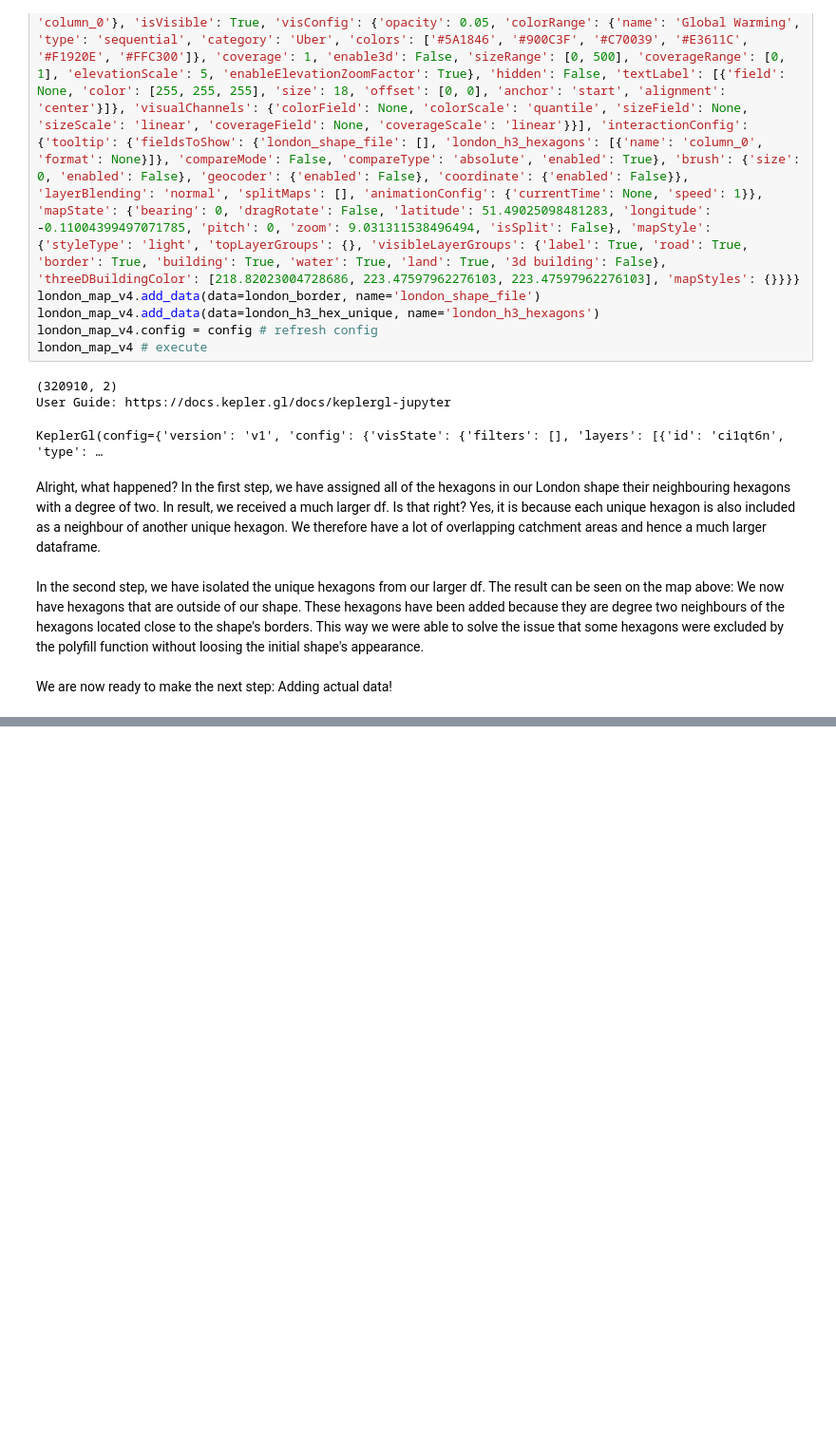
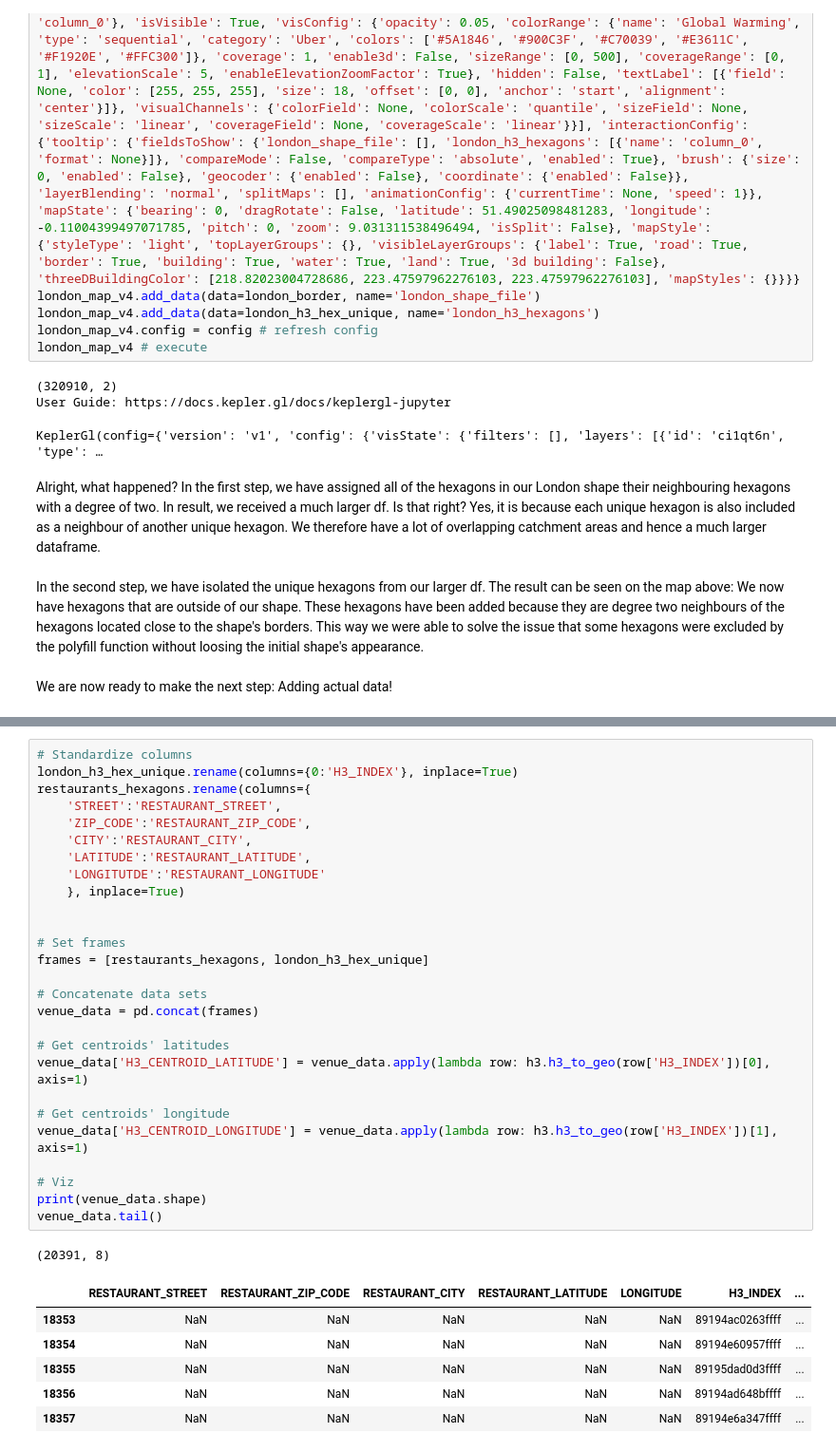
Before and after one commit to Mauricebuettgenbach/battle_of_the_neighborhoods, a Jupyter notebook: THE_BATTLE_OF_NEIHBORHOODS.ipynb, the cells around one changed output, grey strips where cells are left out. Shown: that part at 95% size. Saved outputs shown, nothing was run; the diff lists cells and outputs as text; blank space fills up the shorter version.

Commit message:
Add hexagon centroid GPS coords

```diff
--- a/THE_BATTLE_OF_NEIHBORHOODS.ipynb
+++ b/THE_BATTLE_OF_NEIHBORHOODS.ipynb
@@ -643,0 +663,35 @@ We will use the Foursquare data to analyze the area of the hexagons (or neighbou
+# %%
+# Standardize columns
+london_h3_hex_unique.rename(columns={0:'H3_INDEX'}, inplace=True)
+restaurants_hexagons.rename(columns={
+    'STREET':'RESTAURANT_STREET',
+    'ZIP_CODE':'RESTAURANT_ZIP_CODE',
+    'CITY':'RESTAURANT_CITY',
+    'LATITUDE':'RESTAURANT_LATITUDE',
+    'LONGITUTDE':'RESTAURANT_LONGITUDE'
+    }, inplace=True)
+
+
+# Set frames
+frames = [restaurants_hexagons, london_h3_hex_unique]
+
+# Concatenate data sets
+venue_data = pd.concat(frames)
+
+# Get centroids' latitudes
+venue_data['H3_CENTROID_LATITUDE'] = venue_data.apply(lambda row: h3.h3_to_geo(row['H3_INDEX'])[0], axis=1)
+
+# Get centroids' longitude
+venue_data['H3_CENTROID_LONGITUDE'] = venue_data.apply(lambda row: h3.h3_to_geo(row['H3_INDEX'])[1], axis=1)
+
+# Viz
+print(venue_data.shape)
+venue_data.tail()
+# %% [output]
+(20391, 8)
+|  | RESTAURANT_STREET | RESTAURANT_ZIP_CODE | RESTAURANT_CITY | RESTAURANT_LATITUDE | LONGITUDE | H3_INDEX | ... |
+| 18353 | NaN | NaN | NaN | NaN | NaN | 89194ac0263ffff | ... |
+| 18354 | NaN | NaN | NaN | NaN | NaN | 89194e60957ffff | ... |
+| 18355 | NaN | NaN | NaN | NaN | NaN | 89195dad0d3ffff | ... |
+| 18356 | NaN | NaN | NaN | NaN | NaN | 89194ad648bffff | ... |
+| 18357 | NaN | NaN | NaN | NaN | NaN | 89194e6a347ffff | ... |
```
Also changed, not shown: parts of 3 cells of this notebook.
